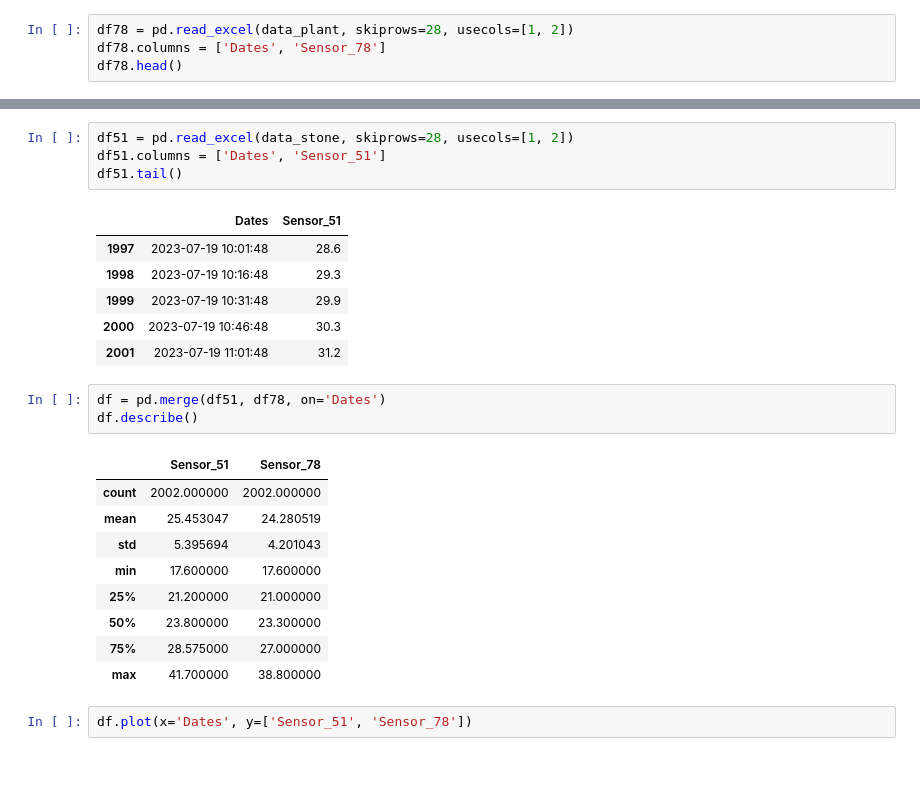
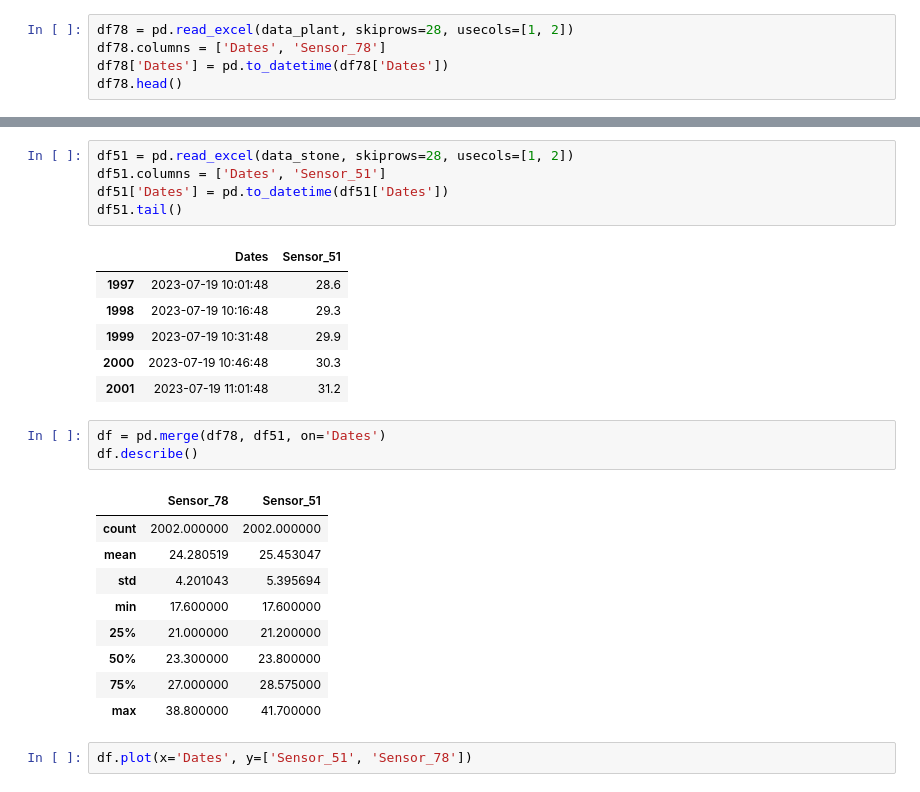
Before and after one commit to qhienle/ieb_icu, a Jupyter notebook: ieb_icu-analyses.ipynb, the cells around one changed output, grey strips where cells are left out. Saved outputs shown, nothing was run; the diff lists cells and outputs as text.

```diff
--- a/ieb_icu-analyses.ipynb
+++ b/ieb_icu-analyses.ipynb
@@ -60,6 +80,7 @@ df_meteo_mtl.plot(x='Dates', y='Temperatures')
 # %%
 df78 = pd.read_excel(data_plant, skiprows=28, usecols=[1, 2])
 df78.columns = ['Dates', 'Sensor_78']
+df78['Dates'] = pd.to_datetime(df78['Dates'])
 df78.head()
 # %% [output]
 |  | Dates | Sensor_78 |
@@ -71,6 +92,7 @@ df78.head()
 # %%
 df51 = pd.read_excel(data_stone, skiprows=28, usecols=[1, 2])
 df51.columns = ['Dates', 'Sensor_51']
+df51['Dates'] = pd.to_datetime(df51['Dates'])
 df51.tail()
 # %% [output]
 |  | Dates | Sensor_51 |
@@ -80,18 +102,18 @@ df51.tail()
 | 2000 | 2023-07-19 10:46:48 | 30.3 |
 | 2001 | 2023-07-19 11:01:48 | 31.2 |
 # %%
-df = pd.merge(df51, df78, on='Dates')
+df = pd.merge(df78, df51, on='Dates')
 df.describe()
 # %% [output]
-|  | Sensor_51 | Sensor_78 |
+|  | Sensor_78 | Sensor_51 |
 | count | 2002.000000 | 2002.000000 |
-| mean | 25.453047 | 24.280519 |
-| std | 5.395694 | 4.201043 |
+| mean | 24.280519 | 25.453047 |
+| std | 4.201043 | 5.395694 |
 | min | 17.600000 | 17.600000 |
-| 25% | 21.200000 | 21.000000 |
-| 50% | 23.800000 | 23.300000 |
-| 75% | 28.575000 | 27.000000 |
-| max | 41.700000 | 38.800000 |
+| 25% | 21.000000 | 21.200000 |
+| 50% | 23.300000 | 23.800000 |
+| 75% | 27.000000 | 28.575000 |
+| max | 38.800000 | 41.700000 |
 # %%
 df.plot(x='Dates', y=['Sensor_51', 'Sensor_78'])
 # %% [output]
```
Also changed, not shown: parts of 7 cells of this notebook, 1 other file.
